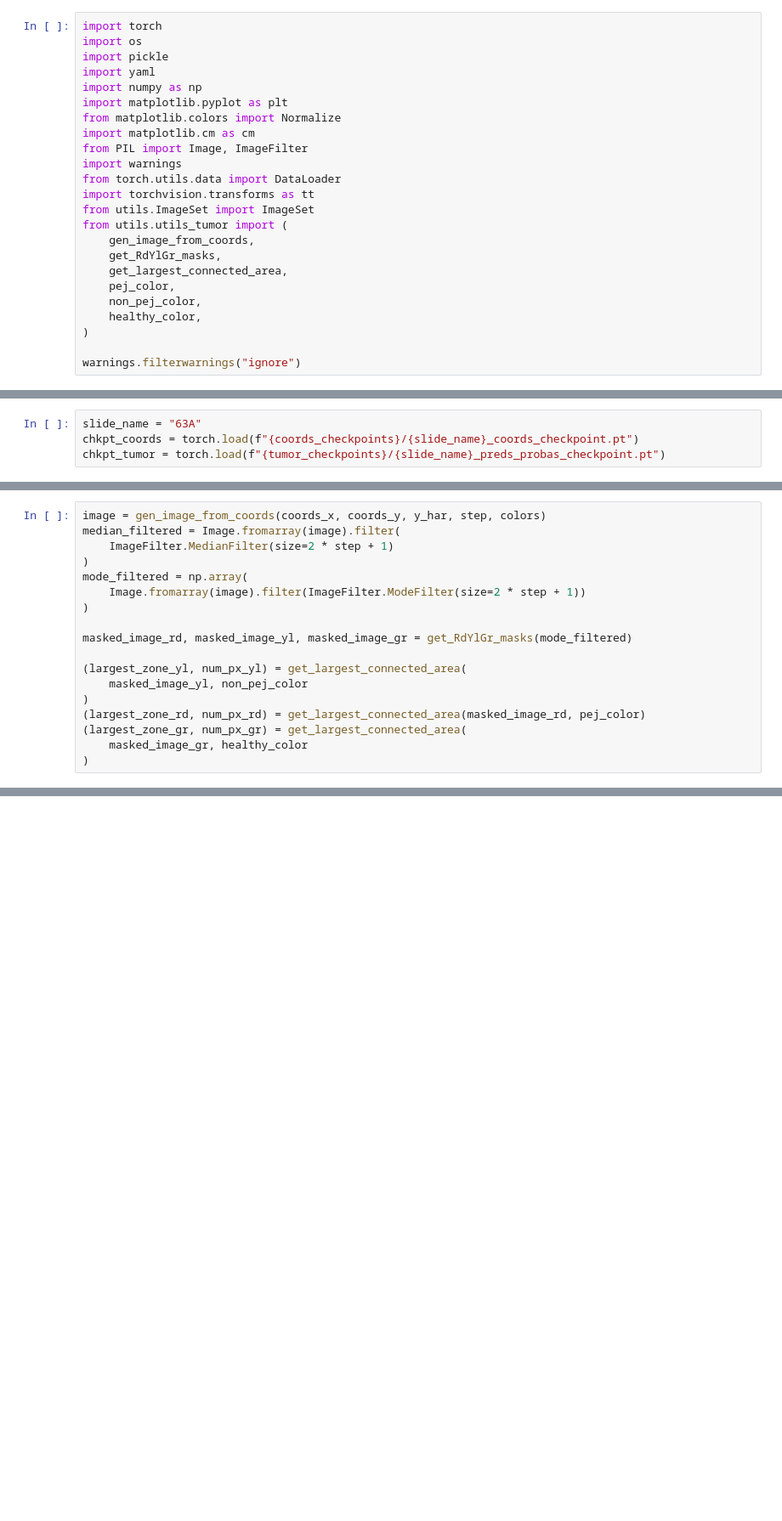
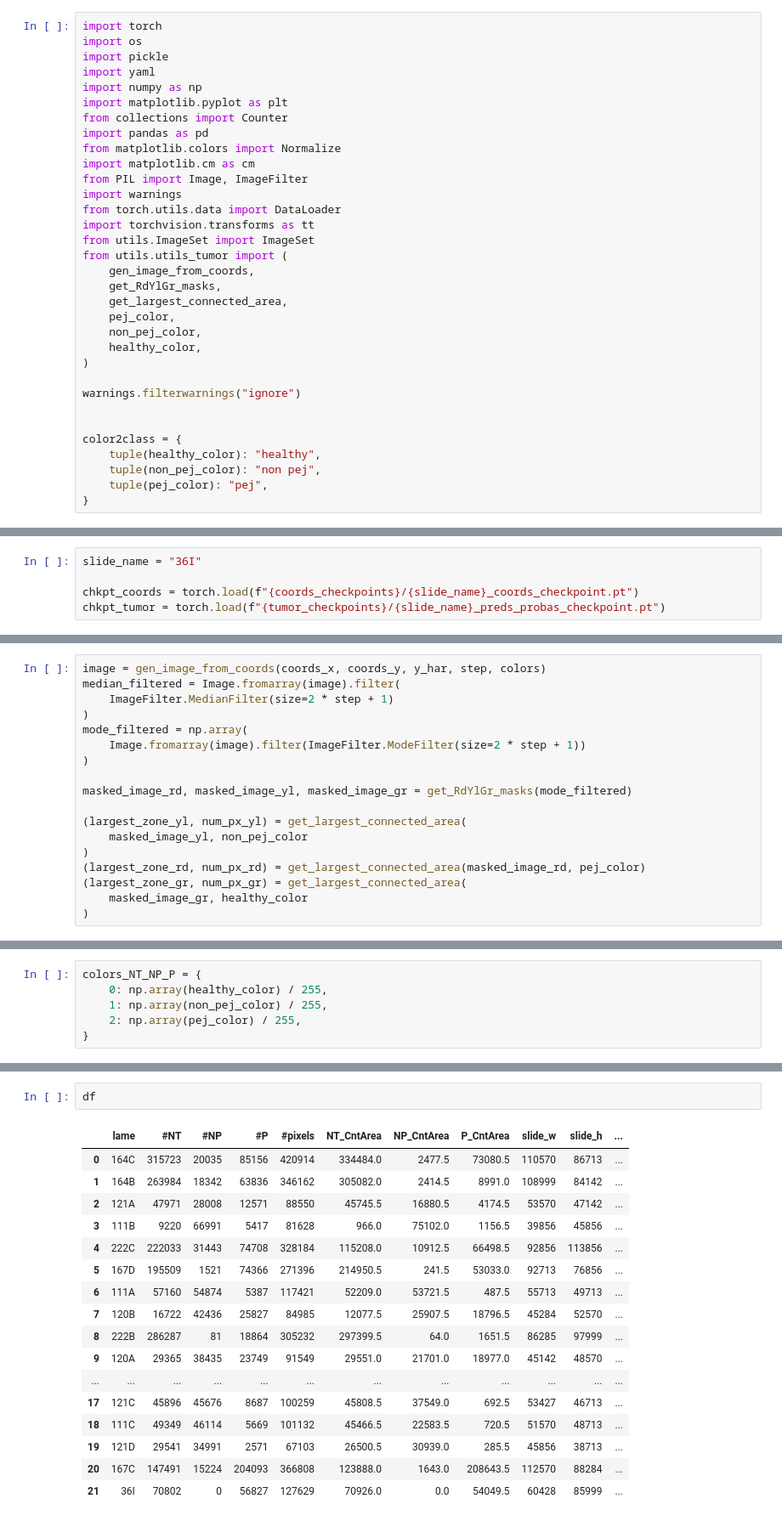
Before and after one commit to aymenSadraoui/ML-Model-Integrating-Computational-Pathology-to-Predict-Early-Recurrence-of-HCC, a Jupyter notebook: notebooks/STEP5_gen_tumor_features.ipynb, the cells around one changed output, grey strips where cells are left out. Shown at 85% size. Saved outputs shown, nothing was run; the diff lists cells and outputs as text; blank space fills up the shorter version.

```diff
--- a/notebooks/STEP5_gen_tumor_features.ipynb
+++ b/notebooks/STEP5_gen_tumor_features.ipynb
@@ -5,6 +5,8 @@ import pickle
 import yaml
 import numpy as np
 import matplotlib.pyplot as plt
+from collections import Counter
+import pandas as pd
 from matplotlib.colors import Normalize
 import matplotlib.cm as cm
 from PIL import Image, ImageFilter
@@ -22,6 +24,13 @@ from utils.utils_tumor import (
 )
 
 warnings.filterwarnings("ignore")
+
+
+color2class = {
+    tuple(healthy_color): "healthy",
+    tuple(non_pej_color): "non pej",
+    tuple(pej_color): "pej",
+}
 # %%
 with open("../config.yaml", "r") as f:
     config = yaml.safe_load(f)
@@ -52,6 +61,7 @@ patches_dir = "../" + config["paths"]["pth_to_patches"]
 coords_checkpoints = "../" + config["paths"]["pth_to_coords"]
 preds_wsis_results = "../" + config["paths"]["pth_to_preds_wsis"]
 # %%
-slide_name = "63A"
+slide_name = "36I"
+
 chkpt_coords = torch.load(f"{coords_checkpoints}/{slide_name}_coords_checkpoint.pt")
 chkpt_tumor = torch.load(f"{tumor_checkpoints}/{slide_name}_preds_probas_checkpoint.pt")
@@ -140,0 +202,6 @@ plt.show()
+# %%
+colors_NT_NP_P = {
+    0: np.array(healthy_color) / 255,
+    1: np.array(non_pej_color) / 255,
+    2: np.array(pej_color) / 255,
+}
@@ -140,0 +286,20 @@ plt.show()
+# %%
+df
+# %% [output]
+|  | lame | #NT | #NP | #P | #pixels | NT_CntArea | NP_CntArea | P_CntArea | slide_w | slide_h | ... |
+| 0 | 164C | 315723 | 20035 | 85156 | 420914 | 334484.0 | 2477.5 | 73080.5 | 110570 | 86713 | ... |
+| 1 | 164B | 263984 | 18342 | 63836 | 346162 | 305082.0 | 2414.5 | 8991.0 | 108999 | 84142 | ... |
+| 2 | 121A | 47971 | 28008 | 12571 | 88550 | 45745.5 | 16880.5 | 4174.5 | 53570 | 47142 | ... |
+| 3 | 111B | 9220 | 66991 | 5417 | 81628 | 966.0 | 75102.0 | 1156.5 | 39856 | 45856 | ... |
+| 4 | 222C | 222033 | 31443 | 74708 | 328184 | 115208.0 | 10912.5 | 66498.5 | 92856 | 113856 | ... |
+| 5 | 167D | 195509 | 1521 | 74366 | 271396 | 214950.5 | 241.5 | 53033.0 | 92713 | 76856 | ... |
+| 6 | 111A | 57160 | 54874 | 5387 | 117421 | 52209.0 | 53721.5 | 487.5 | 55713 | 49713 | ... |
+| 7 | 120B | 16722 | 42436 | 25827 | 84985 | 12077.5 | 25907.5 | 18796.5 | 45284 | 52570 | ... |
+| 8 | 222B | 286287 | 81 | 18864 | 305232 | 297399.5 | 64.0 | 1651.5 | 86285 | 97999 | ... |
+| 9 | 120A | 29365 | 38435 | 23749 | 91549 | 29551.0 | 21701.0 | 18977.0 | 45142 | 48570 | ... |
+| ... | ... | ... | ... | ... | ... | ... | ... | ... | ... | ... | ... |
+| 17 | 121C | 45896 | 45676 | 8687 | 100259 | 45808.5 | 37549.0 | 692.5 | 53427 | 46713 | ... |
+| 18 | 111C | 49349 | 46114 | 5669 | 101132 | 45466.5 | 22583.5 | 720.5 | 51570 | 48713 | ... |
+| 19 | 121D | 29541 | 34991 | 2571 | 67103 | 26500.5 | 30939.0 | 285.5 | 45856 | 38713 | ... |
+| 20 | 167C | 147491 | 15224 | 204093 | 366808 | 123888.0 | 1643.0 | 208643.5 | 112570 | 88284 | ... |
+| 21 | 36I | 70802 | 0 | 56827 | 127629 | 70926.0 | 0.0 | 54049.5 | 60428 | 85999 | ... |
```
Also changed, not shown: parts of 8 cells of this notebook.
